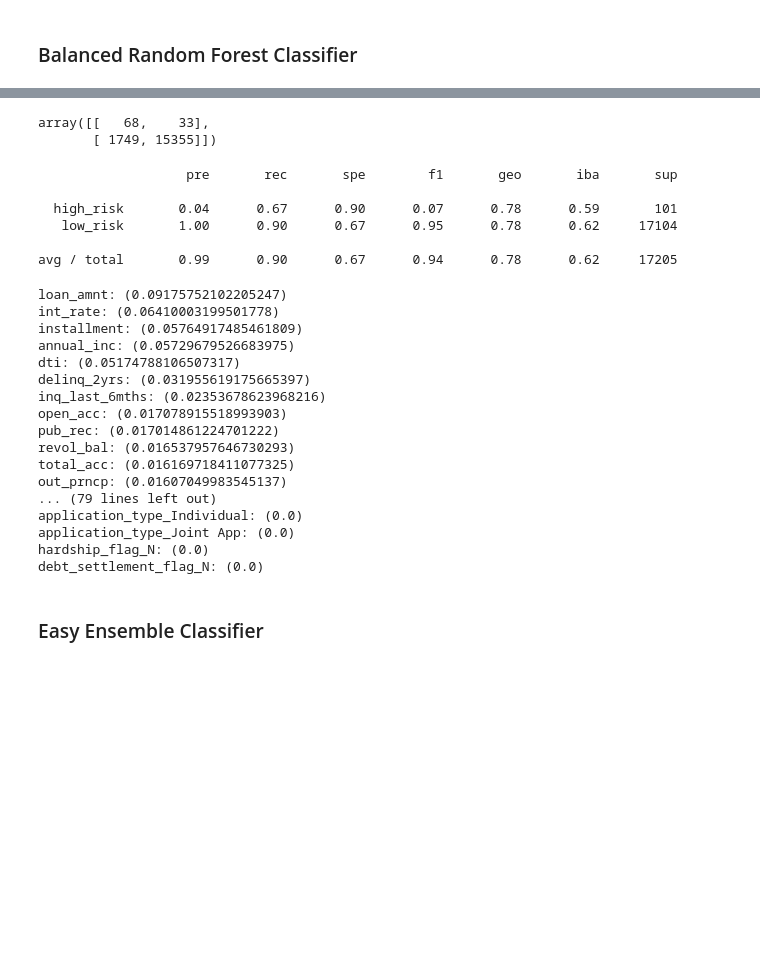
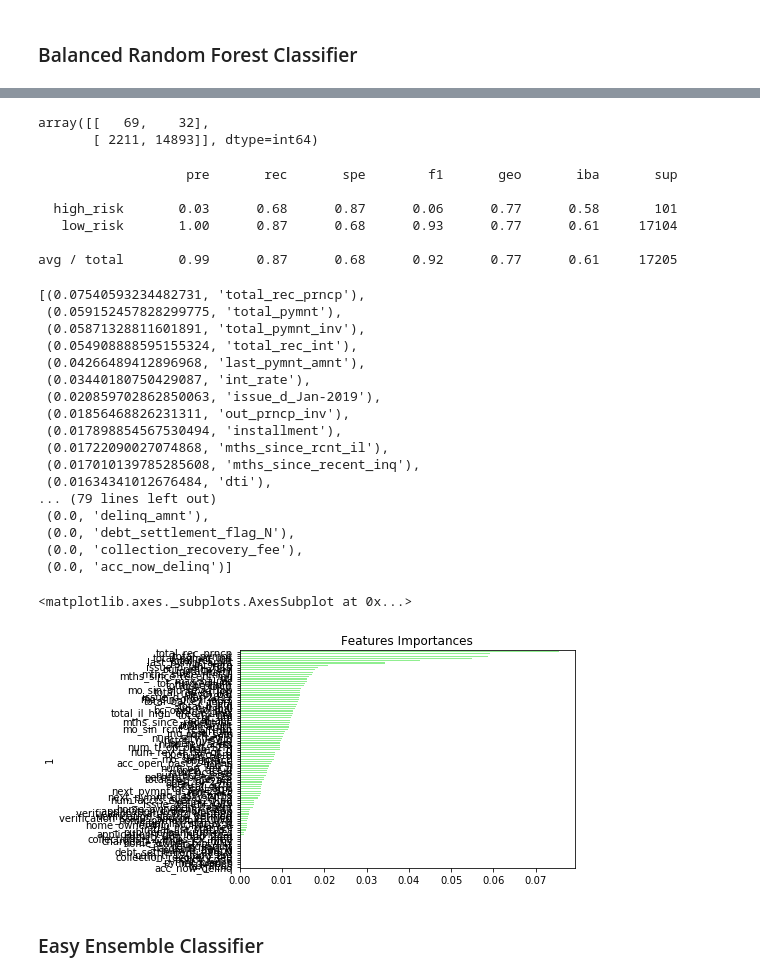
Before and after one commit to alveraboquet/fintech.homework, a Jupyter notebook: unit_11_classification/credit_risk_ensemble.ipynb, the cells around one changed output, grey strips where cells are left out. Cells and saved outputs as stored; diff of their text form; code cells hidden in the pictures; blank space fills up the shorter version.

```diff
--- a/unit_11_classification/credit_risk_ensemble.ipynb
+++ b/unit_11_classification/credit_risk_ensemble.ipynb
@@ -89,6 +91,9 @@ X = df.drop(columns=['loan_status','issue_d','home_ownership','verification_stat
 
 # Create our target (dependent)
 y = df[['loan_status']]
+# %%
+# Binary encode non numerical values
+X = pd.get_dummies(X, columns=['issue_d','home_ownership','verification_status','pymnt_plan','initial_list_status','next_pymnt_d','application_type','hardship_flag','debt_settlement_flag'])
 # %%
 X.describe()
 # %% [output]
@@ -111,4 +116,4 @@ high_risk      347
 Name: loan_status, dtype: int64
 # %%
 # Split the X and y into X_train, X_test, y_train, y_test
-X_train, X_test, y_train, y_test = train_test_split(X, y, random_state=1, stratify=y)
+X_train, X_test, y_train, y_test = train_test_split(X, y, random_state=1)
@@ -156,0 +149,15 @@ BalancedRandomForestClassifier(bootstrap=True, class_weight=None,
+# %%
+# Resample the training data with the BalancedRandomForestClassifier
+brf = BalancedRandomForestClassifier(random_state=1)
+
+# brf = BalancedRandomForestClassifier(
+#     bootstrap=True, class_weight=None,
+#     criterion='gini', max_depth=None, max_features='auto',
+#     max_leaf_nodes=None, min_impurity_decrease=0.0,
+#     min_samples_leaf=2, min_samples_split=2,
+#     min_weight_fraction_leaf=0.0, n_estimators=100, n_jobs=1,
+#     oob_score=False, random_state=1, replacement=False,
+#     sampling_strategy='auto', verbose=0, warm_start=False)
+# %%
+# Fit training data
+brf.fit(X_train, y_train)
@@ -162,16 +178,16 @@ BalancedRandomForestClassifier(bootstrap=True, class_weight=None,
 # %%
 # Display the confusion matrix
-# YOUR CODE HERE
+confusion_matrix(y_test, y_pred)
 # %% [output]
-array([[   68,    33],
-       [ 1749, 15355]])
+array([[   69,    32],
+       [ 2211, 14893]], dtype=int64)
 # %%
 # Print the imbalanced classification report
-# YOUR CODE HERE
+print(classification_report_imbalanced(y_test, y_pred))
 # %% [output]
                    pre       rec       spe        f1       geo       iba       sup
 
-  high_risk       0.04      0.67      0.90      0.07      0.78      0.59       101
-   low_risk       1.00      0.90      0.67      0.95      0.78      0.62     17104
+  high_risk       0.03      0.68      0.87      0.06      0.77      0.58       101
+   low_risk       1.00      0.87      0.68      0.93      0.77      0.61     17104
 
-avg / total       0.99      0.90      0.67      0.94      0.78      0.62     17205
+avg / total       0.99      0.87      0.68      0.92      0.77      0.61     17205
@@ -178,24 +197,35 @@ avg / total       0.99      0.90      0.67      0.94      0.78      0.62     172
 # %%
 # List the features sorted in descending order by feature importance
-# YOUR CODE HERE
+sorted(zip(brf.feature_importances_, X.columns), reverse=True)
 # %% [output]
-loan_amnt: (0.09175752102205247)
-int_rate: (0.06410003199501778)
-installment: (0.05764917485461809)
-annual_inc: (0.05729679526683975)
-dti: (0.05174788106507317)
-delinq_2yrs: (0.031955619175665397)
-inq_last_6mths: (0.02353678623968216)
-open_acc: (0.017078915518993903)
-pub_rec: (0.017014861224701222)
-revol_bal: (0.016537957646730293)
-total_acc: (0.016169718411077325)
-out_prncp: (0.01607049983545137)
+[(0.07540593234482731, 'total_rec_prncp'),
+ (0.059152457828299775, 'total_pymnt'),
+ (0.05871328811601891, 'total_pymnt_inv'),
+ (0.054908888595155324, 'total_rec_int'),
+ (0.04266489412896968, 'last_pymnt_amnt'),
+ (0.03440180750429087, 'int_rate'),
+ (0.020859702862850063, 'issue_d_Jan-2019'),
+ (0.01856468826231311, 'out_prncp_inv'),
+ (0.017898854567530494, 'installment'),
+ (0.01722090027074868, 'mths_since_rcnt_il'),
+ (0.017010139785285608, 'mths_since_recent_inq'),
+ (0.01634341012676484, 'dti'),
 ... (79 lines left out)
-application_type_Individual: (0.0)
-application_type_Joint App: (0.0)
-hardship_flag_N: (0.0)
-debt_settlement_flag_N: (0.0)
+ (0.0, 'delinq_amnt'),
+ (0.0, 'debt_settlement_flag_N'),
+ (0.0, 'collection_recovery_fee'),
+ (0.0, 'acc_now_delinq')]
+# %%
+# Visualize the features by importance
+importances_df = pd.DataFrame(sorted(zip(brf.feature_importances_, X.columns), reverse=True))
+importances_df.set_index(importances_df[1], inplace=True)
+importances_df.drop(columns=1, inplace=True)
+importances_df.rename(columns={0: 'Feature Importances'}, inplace=True)
+importances_sorted = importances_df.sort_values(by='Feature Importances')
+importances_sorted.plot(kind='barh', color='lightgreen', title= 'Features Importances', legend=False)
+# %% [output]
+<matplotlib.axes._subplots.AxesSubplot at 0x...>
+[figure, added]
 # %% [markdown]
 ### Easy Ensemble Classifier
 # %%
```
Also changed, not shown: parts of 10 cells of this notebook, 1 other file.
